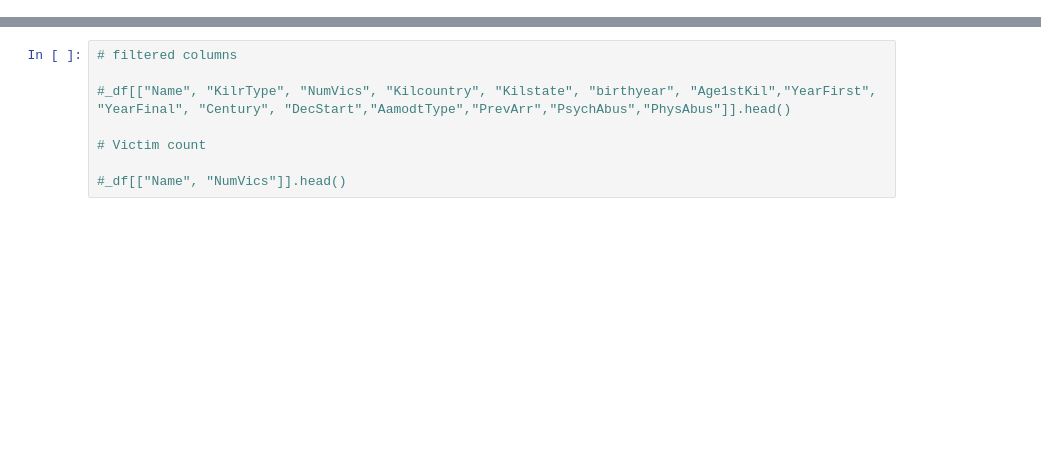
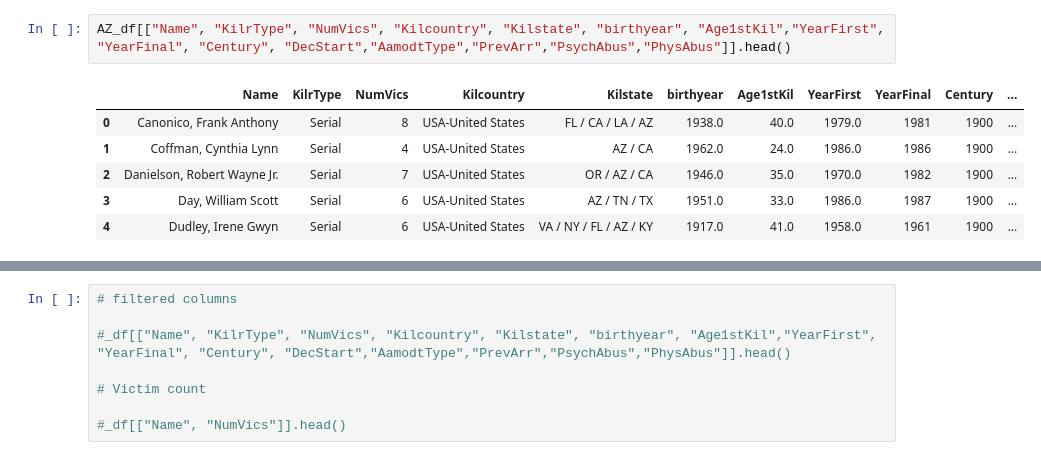
Before and after one commit to jjustin25/Crime-Project-1, a Jupyter notebook: SK_df.ipynb, the cells around one changed output, grey strips where cells are left out. Cells and saved outputs as stored; diff of their text form; blank space fills up the shorter version.

```diff
--- a/SK_df.ipynb
+++ b/SK_df.ipynb
@@ -100,0 +92,9 @@ AZ_df.head()
+# %%
+AZ_df[["Name", "KilrType", "NumVics", "Kilcountry", "Kilstate", "birthyear", "Age1stKil","YearFirst", "YearFinal", "Century", "DecStart","AamodtType","PrevArr","PsychAbus","PhysAbus"]].head()
+# %% [output]
+|  | Name | KilrType | NumVics | Kilcountry | Kilstate | birthyear | Age1stKil | YearFirst | YearFinal | Century | ... |
+| 0 | Canonico, Frank Anthony | Serial | 8 | USA-United States | FL / CA / LA / AZ | 1938.0 | 40.0 | 1979.0 | 1981 | 1900 | ... |
+| 1 | Coffman, Cynthia Lynn | Serial | 4 | USA-United States | AZ / CA | 1962.0 | 24.0 | 1986.0 | 1986 | 1900 | ... |
+| 2 | Danielson, Robert Wayne Jr. | Serial | 7 | USA-United States | OR / AZ / CA | 1946.0 | 35.0 | 1970.0 | 1982 | 1900 | ... |
+| 3 | Day, William Scott | Serial | 6 | USA-United States | AZ / TN / TX | 1951.0 | 33.0 | 1986.0 | 1987 | 1900 | ... |
+| 4 | Dudley, Irene Gwyn | Serial | 6 | USA-United States | VA / NY / FL / AZ / KY | 1917.0 | 41.0 | 1958.0 | 1961 | 1900 | ... |
```
Also changed, not shown: parts of 163 cells of this notebook.
